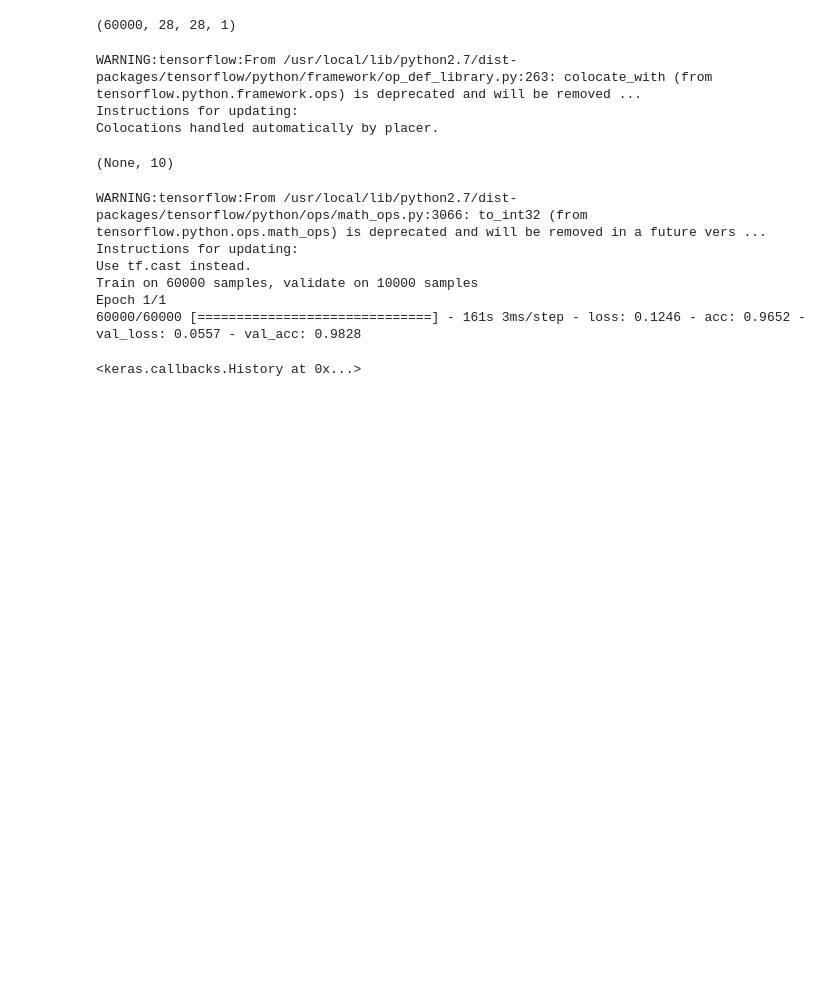
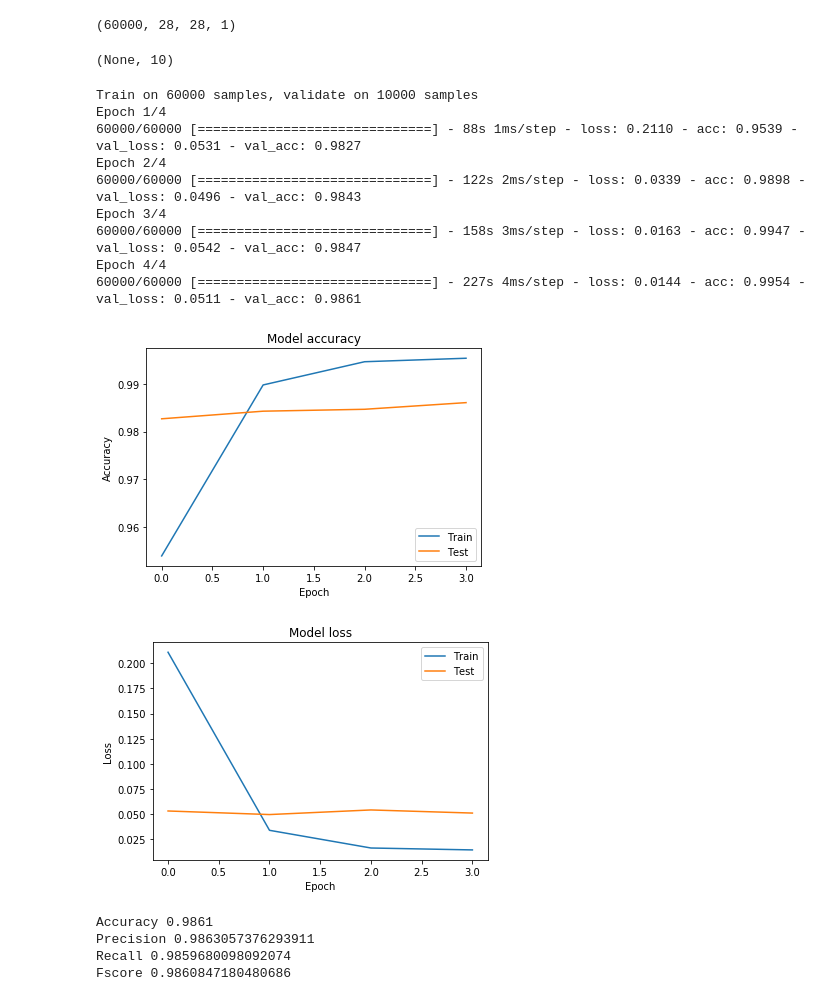
Before and after one commit to Vishal1541/DeepLearning, a Jupyter notebook: Assignment2/Task1_CNN/Part1/mnist.ipynb, the cells around one changed output. Saved outputs shown, nothing was run; the diff lists cells and outputs as text; code cells hidden in the pictures; blank space fills up the shorter version.

```diff
--- a/Assignment2/Task1_CNN/Part1/mnist.ipynb
+++ b/Assignment2/Task1_CNN/Part1/mnist.ipynb
@@ -8,5 +12,6 @@ Using TensorFlow backend.
 # %%
 mnist_folder = "./mnist"
+op_folder = "./result/mnist"
 X_train = np.load(mnist_folder + "/x_train.npy")
 y_train = np.load(mnist_folder + "/y_train.npy")
 X_test = np.load(mnist_folder + "/x_test.npy")
@@ -26,22 +31,45 @@ model.add(BatchNormalization())
 model.add(MaxPooling2D(pool_size=2, strides=2))
 model.add(Flatten())
 model.add(Dense(1024, activation="relu"))
-model.add(BatchNormalization())
 model.add(Dense(10, activation="softmax"))
-model.compile(optimizer="adam", loss="categorical_crossentropy", metrics=["accuracy"])
+model.compile(optimizer="adam", loss="categorical_crossentropy", metrics=['accuracy'])
 model.output_shape
 # %% [output]
-WARNING:tensorflow:From /usr/local/lib/python2.7/dist-packages/tensorflow/python/framework/op_def_library.py:263: colocate_with (from tensorflow.python.framework.ops) is deprecated and will be removed ...
-Instructions for updating:
-Colocations handled automatically by placer.
+(None, 10)
-(None, 10)
-# %%
-model.fit(X_train, y_train, validation_data=(X_test, y_test), epochs=1)
-# %% [output]
-WARNING:tensorflow:From /usr/local/lib/python2.7/dist-packages/tensorflow/python/ops/math_ops.py:3066: to_int32 (from tensorflow.python.ops.math_ops) is deprecated and will be removed in a future vers ...
-Instructions for updating:
-Use tf.cast instead.
-Train on 60000 samples, validate on 10000 samples
-Epoch 1/1
-60000/60000 [==============================] - 161s 3ms/step - loss: 0.1246 - acc: 0.9652 - val_loss: 0.0557 - val_acc: 0.9828
-<keras.callbacks.History at 0x...>
+# %%
+if not os.path.exists(op_folder):
+    os.makedirs(op_folder)
+
+history = model.fit(X_train, y_train, validation_data=(X_test, y_test), epochs=4, batch_size=300)
+
+# Plot training & validation accuracy values
+plt.plot(history.history['acc'])
+plt.plot(history.history['val_acc'])
+plt.title('Model accuracy')
+plt.ylabel('Accuracy')
+plt.xlabel('Epoch')
+plt.legend(['Train', 'Test'], loc='lower right')
+plt.savefig(op_folder + "/accuracy.png", bbox_inches='tight')
+plt.show()
+
+# Plot training & validation loss values
+plt.plot(history.history['loss'])
+plt.plot(history.history['val_loss'])
+plt.title('Model loss')
+plt.ylabel('Loss')
+plt.xlabel('Epoch')
+plt.legend(['Train', 'Test'], loc='upper right')
+plt.savefig(op_folder + "/loss.png", bbox_inches='tight')
+plt.show()
+# %% [output]
+Train on 60000 samples, validate on 10000 samples
+Epoch 1/4
+60000/60000 [==============================] - 88s 1ms/step - loss: 0.2110 - acc: 0.9539 - val_loss: 0.0531 - val_acc: 0.9827
+Epoch 2/4
+60000/60000 [==============================] - 122s 2ms/step - loss: 0.0339 - acc: 0.9898 - val_loss: 0.0496 - val_acc: 0.9843
+Epoch 3/4
+60000/60000 [==============================] - 158s 3ms/step - loss: 0.0163 - acc: 0.9947 - val_loss: 0.0542 - val_acc: 0.9847
+Epoch 4/4
+60000/60000 [==============================] - 227s 4ms/step - loss: 0.0144 - acc: 0.9954 - val_loss: 0.0511 - val_acc: 0.9861
+[figure, added]
+[figure, added]
@@ -47,0 +79,23 @@ Epoch 1/1
+# %%
+cm = confusion_matrix(y_test.argmax(axis=1), y_pred.argmax(axis=1))
+fscore = f1_score(y_test.argmax(axis=1), y_pred.argmax(axis=1), average='macro')
+precision = precision_score(y_test.argmax(axis=1), y_pred.argmax(axis=1), average='macro')
+recall = recall_score(y_test.argmax(axis=1), y_pred.argmax(axis=1), average='macro')
+accuracy = accuracy_score(y_test.argmax(axis=1), y_pred.argmax(axis=1))
+
+np.savetxt(op_folder + "/confusion_matrix.txt", cm, fmt="%d")
+with open(op_folder + "/scores.txt", 'w') as the_file:
+    the_file.write("Accuracy " + str(accuracy) +
+                  "\nPrecision " + str(precision) +
+                  "\nRecall " + str(recall) +
+                  "\nFscore " + str(fscore))
+
+print ("Accuracy " + str(accuracy) +
+      "\nPrecision " + str(precision) +
+      "\nRecall " + str(recall) +
+      "\nFscore " + str(fscore))
+# %% [output]
+Accuracy 0.9861
+Precision 0.9863057376293911
+Recall 0.9859680098092074
+Fscore 0.9860847180480686
```
Also changed, not shown: parts of 2 cells of this notebook, 33 other files.
